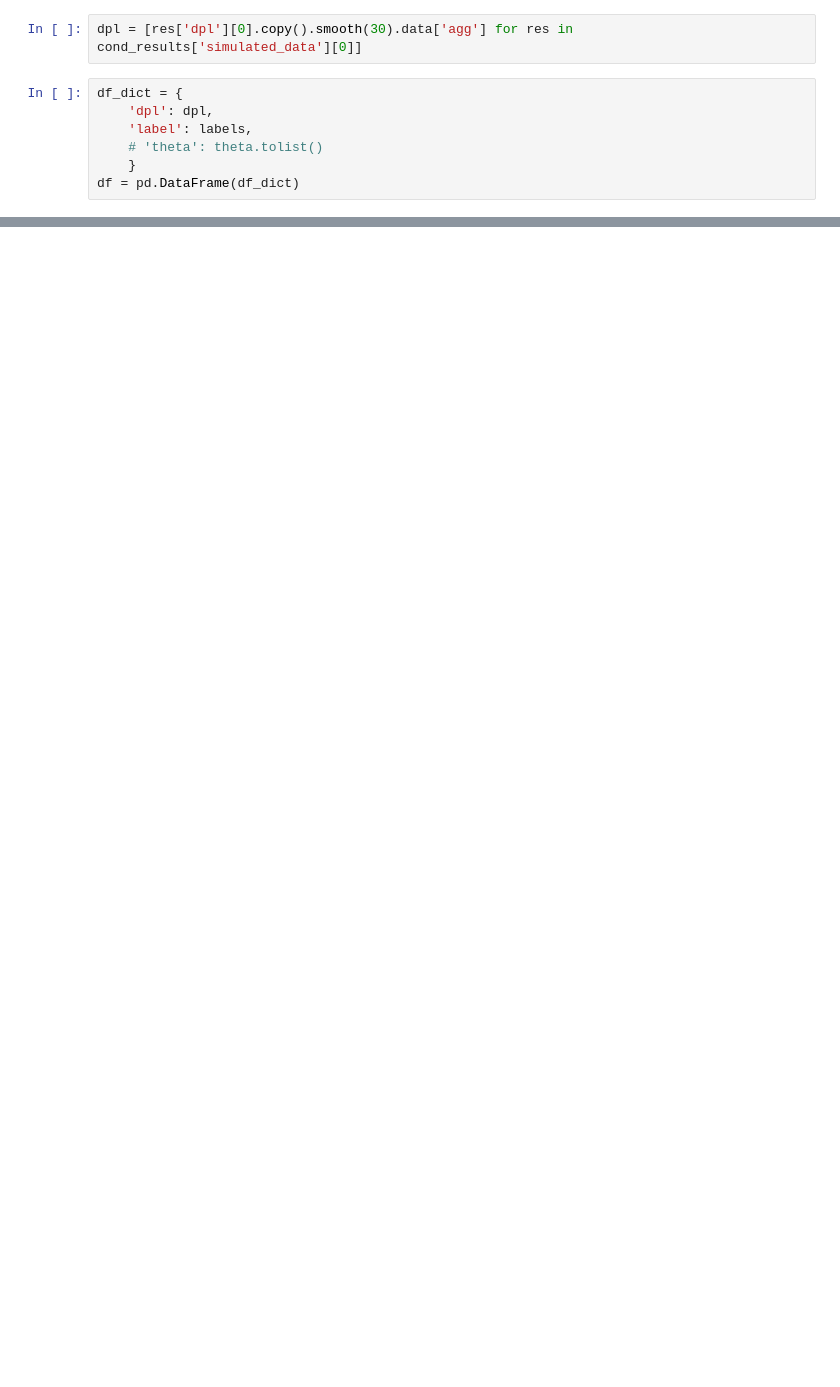
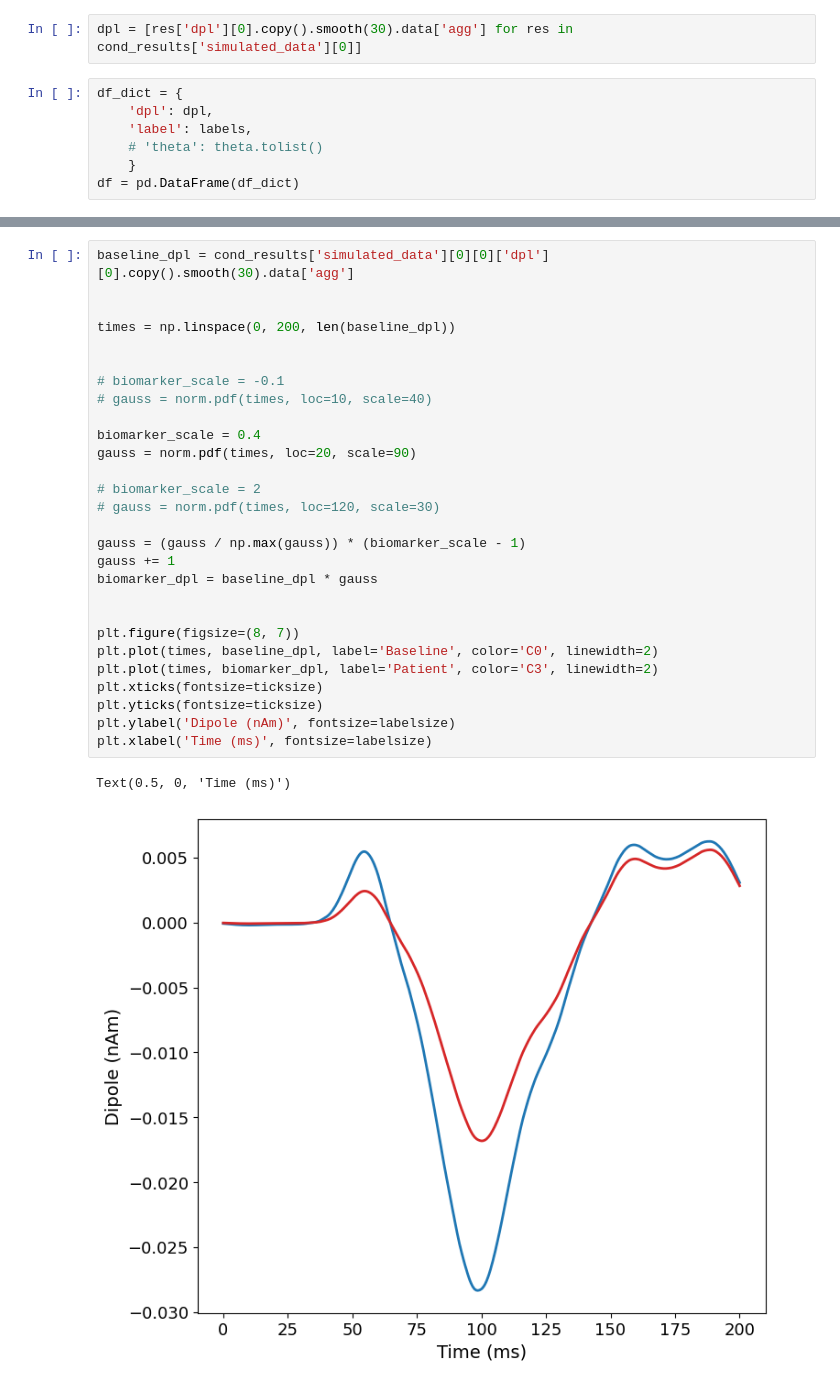
Before and after one commit to ntolley/hnn_jove, a Jupyter notebook: notebooks/drug_mechanisms.ipynb, the cells around one changed output, grey strips where cells are left out. Drawn from its saved outputs; the diff is of its cells as text; blank space fills up the shorter version.

```diff
--- a/notebooks/drug_mechanisms.ipynb
+++ b/notebooks/drug_mechanisms.ipynb
@@ -146,0 +155,31 @@ plt.tight_layout()
+# %%
+baseline_dpl = cond_results['simulated_data'][0][0]['dpl'][0].copy().smooth(30).data['agg']
+
+
+times = np.linspace(0, 200, len(baseline_dpl))
+
+
+# biomarker_scale = -0.1
+# gauss = norm.pdf(times, loc=10, scale=40)
+
+biomarker_scale = 0.4
+gauss = norm.pdf(times, loc=20, scale=90)
+
+# biomarker_scale = 2
+# gauss = norm.pdf(times, loc=120, scale=30)
+
+gauss = (gauss / np.max(gauss)) * (biomarker_scale - 1)
+gauss += 1
+biomarker_dpl = baseline_dpl * gauss
+
+
+plt.figure(figsize=(8, 7))
+plt.plot(times, baseline_dpl, label='Baseline', color='C0', linewidth=2)
+plt.plot(times, biomarker_dpl, label='Patient', color='C3', linewidth=2)
+plt.xticks(fontsize=ticksize)
+plt.yticks(fontsize=ticksize)
+plt.ylabel('Dipole (nAm)', fontsize=labelsize)
+plt.xlabel('Time (ms)', fontsize=labelsize)
+# %% [output]
+Text(0.5, 0, 'Time (ms)')
+[figure, added]
```
Also changed, not shown: parts of 4 cells of this notebook, 3 other files.
